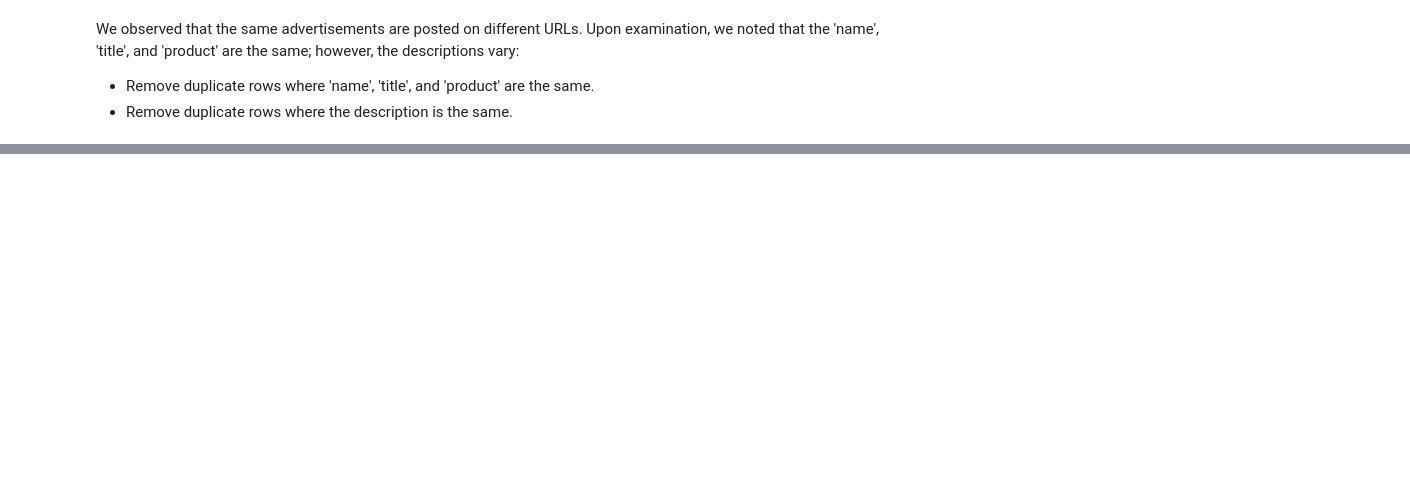
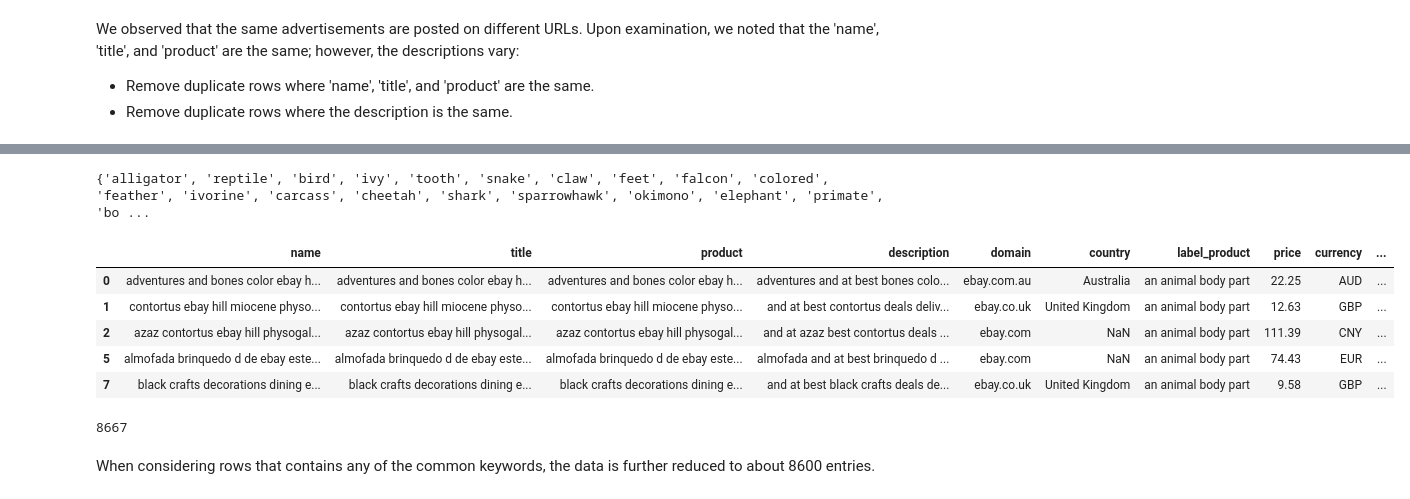
Before and after one commit to sammitako/CS-GY-6513-Big-Data, a Jupyter notebook: Keyword_extraction.ipynb, the cells around one changed output, grey strips where cells are left out. Drawn from its saved outputs; the diff is of its cells as text; code cells hidden in the pictures; blank space fills up the shorter version.

```diff
--- a/Keyword_extraction.ipynb
+++ b/Keyword_extraction.ipynb
@@ -225,0 +121,4 @@ df.to_csv(final_file_path, index=False)
+# %%
+non_animal_product_list = ['faux','replica','toolbox','hardback','toy','figure','tool','book','peluche','juguete']
+# %%
+df = df[~df['product'].str.contains('|'.join(non_animal_product_list), na=False)]
@@ -225,0 +134,25 @@ df.to_csv(final_file_path, index=False)
+# %%
+# Load the most common keywords and form a set of common words.
+common_kws =  set(open('common_kws.txt').read().lower().split())
+# %%
+print(common_kws)
+# %% [output]
+{'alligator', 'reptile', 'bird', 'ivy', 'tooth', 'snake', 'claw', 'feet', 'falcon', 'colored', 'feather', 'ivorine', 'carcass', 'cheetah', 'shark', 'sparrowhawk', 'okimono', 'elephant', 'primate', 'bo ...
+# %%
+# Retain the rows that contain any matching common keywords.
+df = df[df['product'].str.contains('|'.join(common_kws), na=False)]
+# %%
+df.head(5)
+# %% [output]
+|  | name | title | product | description | domain | country | label_product | price | currency | ... |
+| 0 | adventures and bones color ebay h... | adventures and bones color ebay h... | adventures and bones color ebay h... | adventures and at best bones colo... | ebay.com.au | Australia | an animal body part | 22.25 | AUD | ... |
+| 1 | contortus ebay hill miocene physo... | contortus ebay hill miocene physo... | contortus ebay hill miocene physo... | and at best contortus deals deliv... | ebay.co.uk | United Kingdom | an animal body part | 12.63 | GBP | ... |
+| 2 | azaz contortus ebay hill physogal... | azaz contortus ebay hill physogal... | azaz contortus ebay hill physogal... | and at azaz best contortus deals ... | ebay.com | NaN | an animal body part | 111.39 | CNY | ... |
+| 5 | almofada brinquedo d de ebay este... | almofada brinquedo d de ebay este... | almofada brinquedo d de ebay este... | almofada and at best brinquedo d ... | ebay.com | NaN | an animal body part | 74.43 | EUR | ... |
+| 7 | black crafts decorations dining e... | black crafts decorations dining e... | black crafts decorations dining e... | and at best black crafts deals de... | ebay.co.uk | United Kingdom | an animal body part | 9.58 | GBP | ... |
+# %%
+df.shape[0]
+# %% [output]
+8667
+# %% [markdown]
+When considering rows that contains any of the common keywords, the data is further reduced to about 8600 entries.
```
Also changed, not shown: parts of 138 cells of this notebook.
